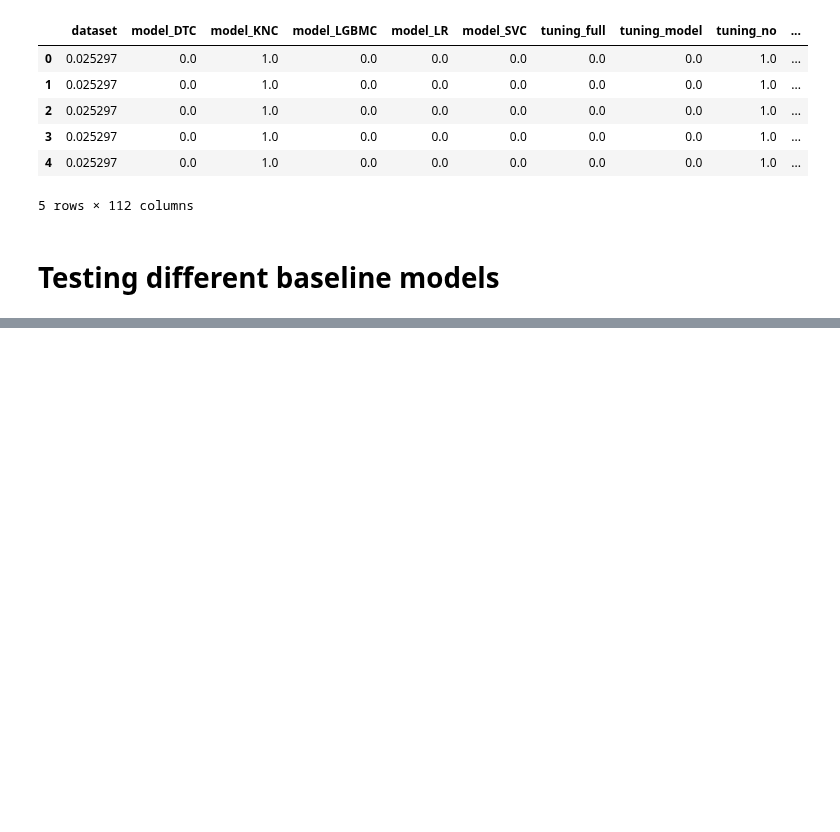
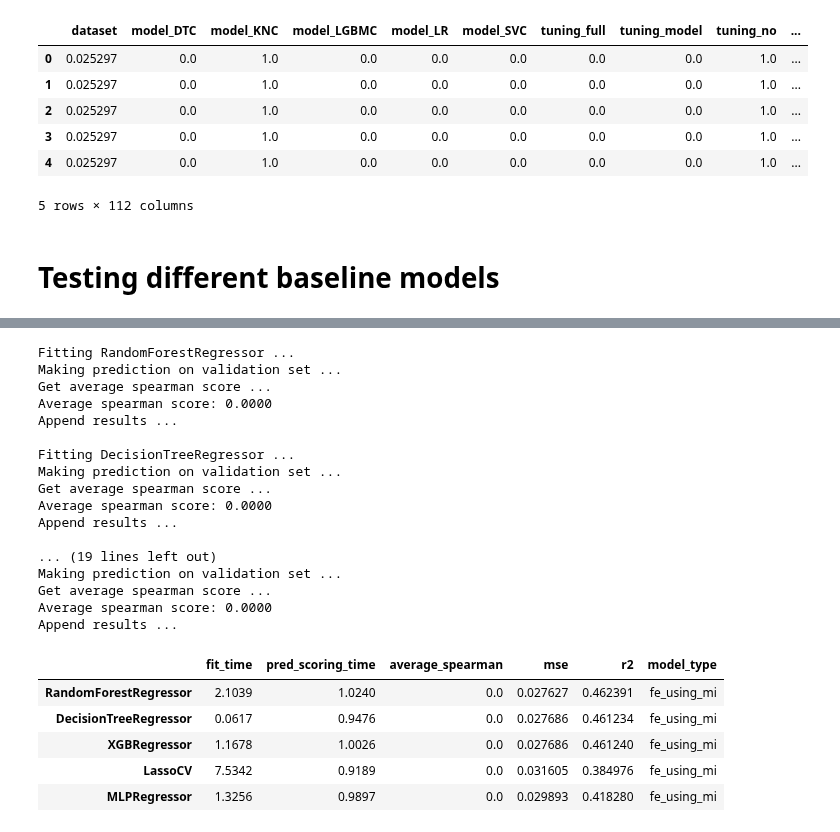
Before and after one commit to nina-prog/meta-learning-for-encoder-selection, a Jupyter notebook: notebooks/week10/week10-modelling-and-evaluation.ipynb, the cells around one changed output, grey strips where cells are left out. Cells and saved outputs as stored; diff of their text form; code cells hidden in the pictures; blank space fills up the shorter version.

```diff
--- a/notebooks/week10/week10-modelling-and-evaluation.ipynb
+++ b/notebooks/week10/week10-modelling-and-evaluation.ipynb
@@ -176,0 +215,26 @@ for col in res.columns:
+# %%
+res_fe, fitted_models_fe = fit_and_predict(models, X_train_fe_mi, y_train, X_val_fe_mi, y_val, X_val_original, model_types="fe_using_mi")
+# %% [output]
+Fitting RandomForestRegressor ...
+Making prediction on validation set ...
+Get average spearman score ...
+Average spearman score: 0.0000
+Append results ...
+
+Fitting DecisionTreeRegressor ...
+Making prediction on validation set ...
+Get average spearman score ...
+Average spearman score: 0.0000
+Append results ...
+
+... (19 lines left out)
+Making prediction on validation set ...
+Get average spearman score ...
+Average spearman score: 0.0000
+Append results ...
+|  | fit_time | pred_scoring_time | average_spearman | mse | r2 | model_type |
+| RandomForestRegressor | 2.1039 | 1.0240 | 0.0 | 0.027627 | 0.462391 | fe_using_mi |
+| DecisionTreeRegressor | 0.0617 | 0.9476 | 0.0 | 0.027686 | 0.461234 | fe_using_mi |
+| XGBRegressor | 1.1678 | 1.0026 | 0.0 | 0.027686 | 0.461240 | fe_using_mi |
+| LassoCV | 7.5342 | 0.9189 | 0.0 | 0.031605 | 0.384976 | fe_using_mi |
+| MLPRegressor | 1.3256 | 0.9897 | 0.0 | 0.029893 | 0.418280 | fe_using_mi |
```
Also changed, not shown: parts of 9 cells of this notebook.
